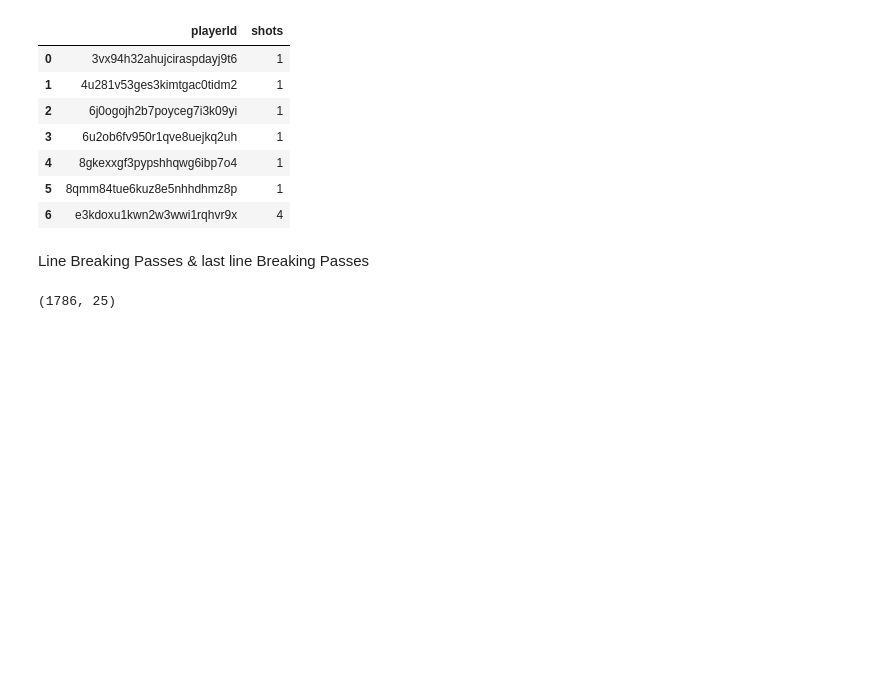
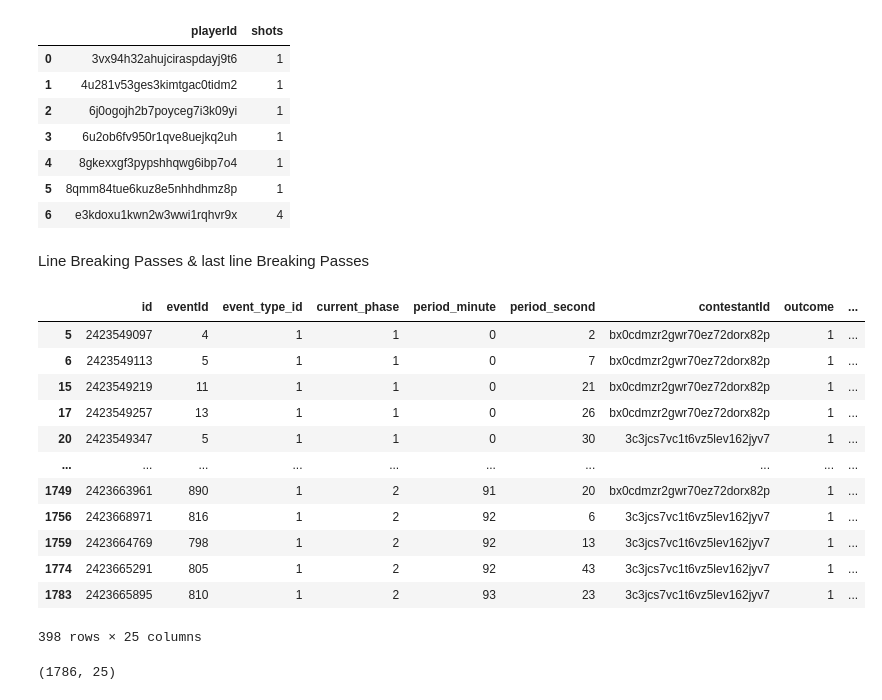
Before and after one commit to GabrielGausachs/OptaChallenge_Clustering_Player_Styles, a Jupyter notebook: utils/metrics.ipynb, the cells around one changed output. Cells and saved outputs as stored; diff of their text form; code cells hidden in the pictures; blank space fills up the shorter version.

```diff
--- a/utils/metrics.ipynb
+++ b/utils/metrics.ipynb
@@ -345,6 +345,22 @@ df_shots.groupby('playerId').size().reset_index(name='shots')
 | 6 | e3kdoxu1kwn2w3wwi1rqhvr9x | 4 |
 # %% [markdown]
 Line Breaking Passes & last line Breaking Passes
+# %%
+df_events[(df_events['lineBreakingPass.linesBroken.value'].notna())]
+# %% [output]
+|  | id | eventId | event_type_id | current_phase | period_minute | period_second | contestantId | outcome | ... |
+| 5 | 2423549097 | 4 | 1 | 1 | 0 | 2 | bx0cdmzr2gwr70ez72dorx82p | 1 | ... |
+| 6 | 2423549113 | 5 | 1 | 1 | 0 | 7 | bx0cdmzr2gwr70ez72dorx82p | 1 | ... |
+| 15 | 2423549219 | 11 | 1 | 1 | 0 | 21 | bx0cdmzr2gwr70ez72dorx82p | 1 | ... |
+| 17 | 2423549257 | 13 | 1 | 1 | 0 | 26 | bx0cdmzr2gwr70ez72dorx82p | 1 | ... |
+| 20 | 2423549347 | 5 | 1 | 1 | 0 | 30 | 3c3jcs7vc1t6vz5lev162jyv7 | 1 | ... |
+| ... | ... | ... | ... | ... | ... | ... | ... | ... | ... |
+| 1749 | 2423663961 | 890 | 1 | 2 | 91 | 20 | bx0cdmzr2gwr70ez72dorx82p | 1 | ... |
+| 1756 | 2423668971 | 816 | 1 | 2 | 92 | 6 | 3c3jcs7vc1t6vz5lev162jyv7 | 1 | ... |
+| 1759 | 2423664769 | 798 | 1 | 2 | 92 | 13 | 3c3jcs7vc1t6vz5lev162jyv7 | 1 | ... |
+| 1774 | 2423665291 | 805 | 1 | 2 | 92 | 43 | 3c3jcs7vc1t6vz5lev162jyv7 | 1 | ... |
+| 1783 | 2423665895 | 810 | 1 | 2 | 93 | 23 | 3c3jcs7vc1t6vz5lev162jyv7 | 1 | ... |
+398 rows × 25 columns
 # %%
 print(df_events.shape)
 df_1 = df_events[(df_events['lineBreakingPass.linesBroken.value'].notna()) & (df_events['lineBreakingPass.linesBroken.value']!=0)].groupby('playerId').size().reset_index(name='line breaking passes')
```
Also changed, not shown: parts of 3 cells of this notebook, 1 other file.
